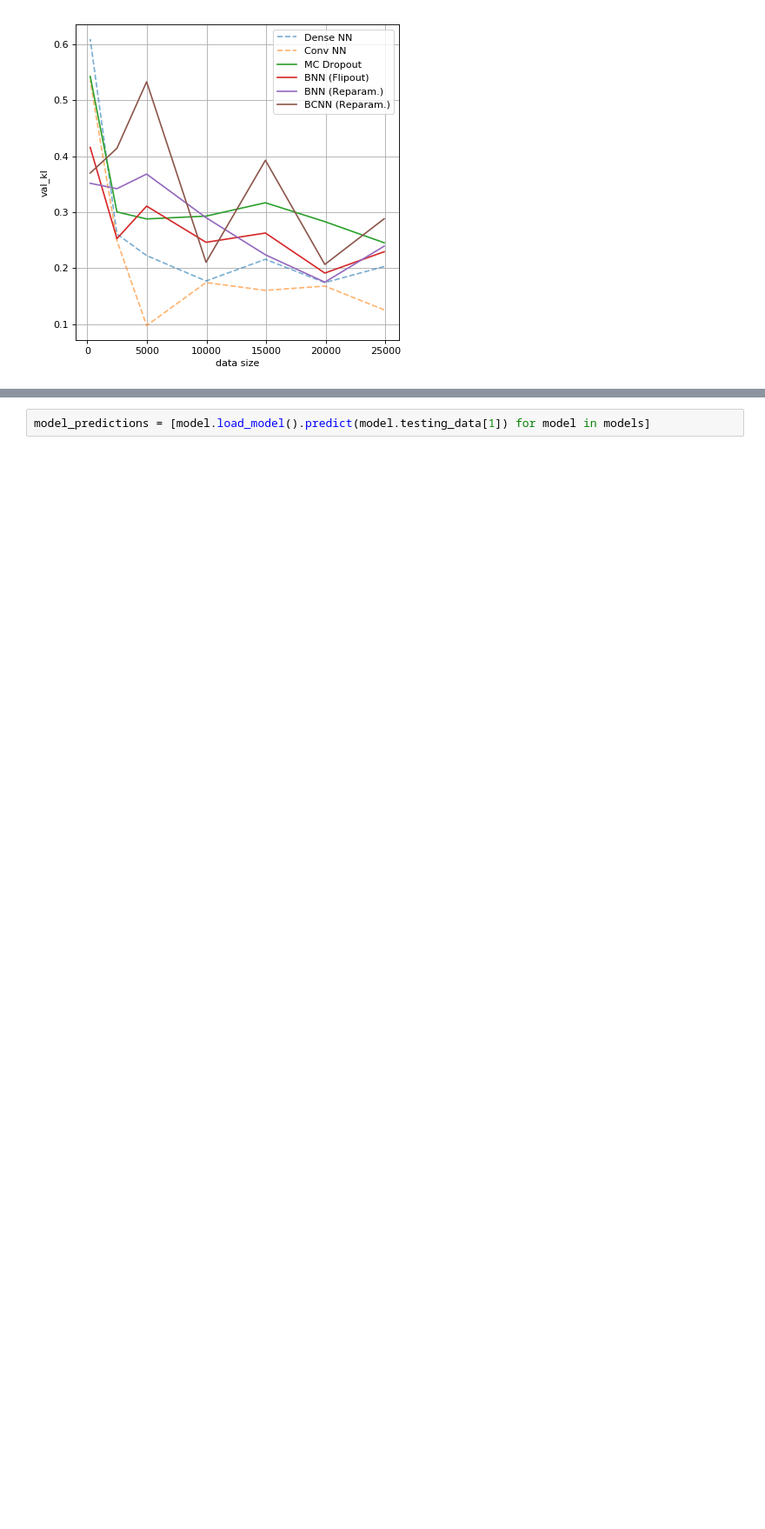
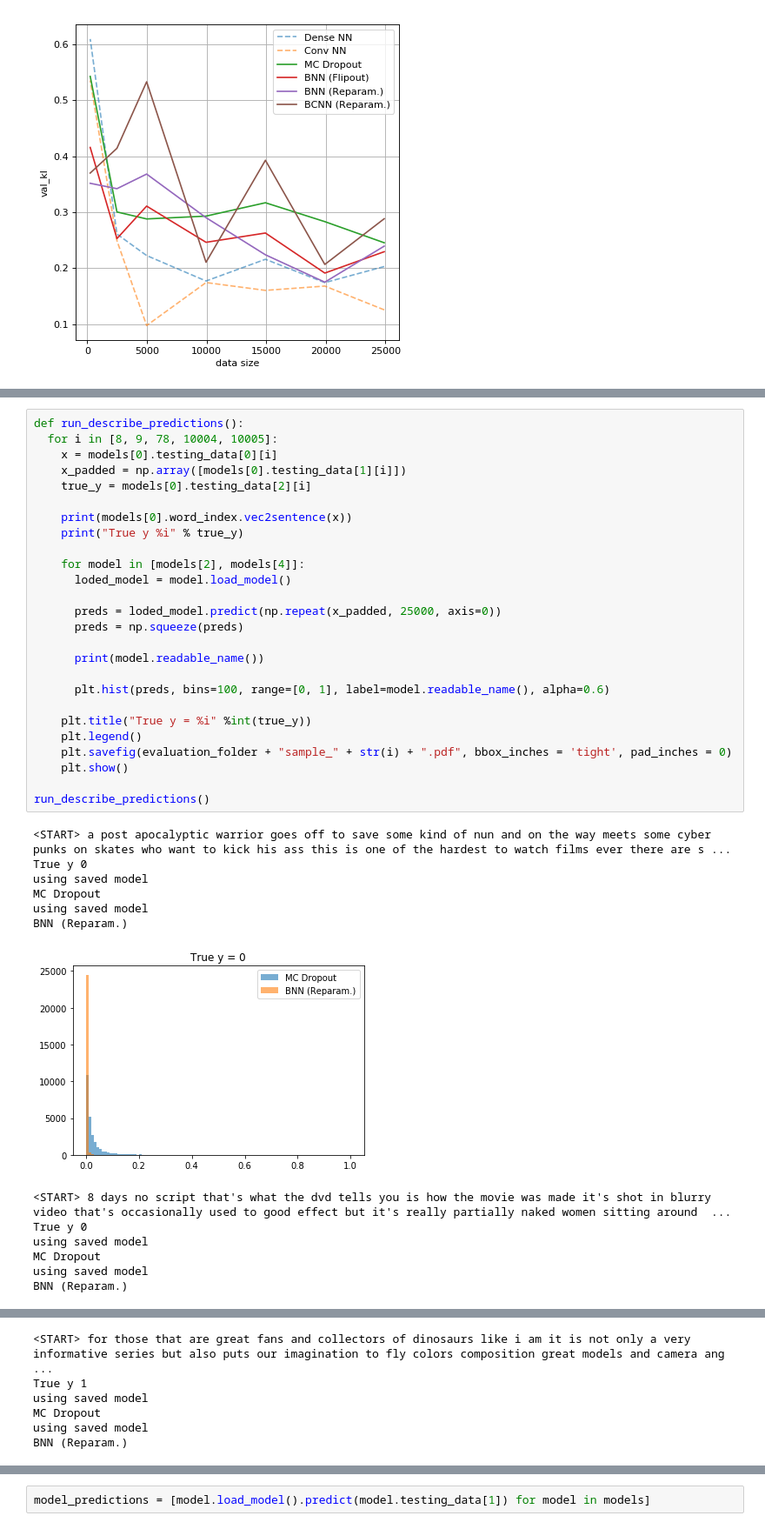
Before and after one commit to tom-schoener/ml-probability, a Jupyter notebook: bayesian_nlp/evaluation.ipynb, the cells around one changed output, grey strips where cells are left out. Shown at 87% size. Cells and saved outputs as stored; diff of their text form; blank space fills up the shorter version.

```diff
--- a/bayesian_nlp/evaluation.ipynb
+++ b/bayesian_nlp/evaluation.ipynb
@@ -335,0 +419,40 @@ scatter_confidence_by_word_count(predictions)
+# %%
+def run_describe_predictions():
+  for i in [8, 9, 78, 10004, 10005]:
+    x = models[0].testing_data[0][i]
+    x_padded = np.array([models[0].testing_data[1][i]])
+    true_y = models[0].testing_data[2][i]
+
+    print(models[0].word_index.vec2sentence(x))
+    print("True y %i" % true_y)
+
+    for model in [models[2], models[4]]:
+      loded_model = model.load_model()
+
+      preds = loded_model.predict(np.repeat(x_padded, 25000, axis=0))
+      preds = np.squeeze(preds)
+
+      print(model.readable_name())
+
+      plt.hist(preds, bins=100, range=[0, 1], label=model.readable_name(), alpha=0.6)
+
+    plt.title("True y = %i" %int(true_y))
+    plt.legend()
+    plt.savefig(evaluation_folder + "sample_" + str(i) + ".pdf", bbox_inches = 'tight', pad_inches = 0)
+    plt.show()
+
+run_describe_predictions()
+# %% [output]
+<START> a post apocalyptic warrior goes off to save some kind of nun and on the way meets some cyber punks on skates who want to kick his ass this is one of the hardest to watch films ever there are s ...
+True y 0
+using saved model
+MC Dropout
+using saved model
+BNN (Reparam.)
+[figure, added]
+<START> 8 days no script that's what the dvd tells you is how the movie was made it's shot in blurry video that's occasionally used to good effect but it's really partially naked women sitting around  ...
+True y 0
+using saved model
+MC Dropout
+using saved model
+BNN (Reparam.)
@@ -335,0 +460,6 @@ scatter_confidence_by_word_count(predictions)
+<START> for those that are great fans and collectors of dinosaurs like i am it is not only a very informative series but also puts our imagination to fly colors composition great models and camera ang ...
+True y 1
+using saved model
+MC Dropout
+using saved model
+BNN (Reparam.)
```
Also changed, not shown: parts of 33 cells of this notebook.
